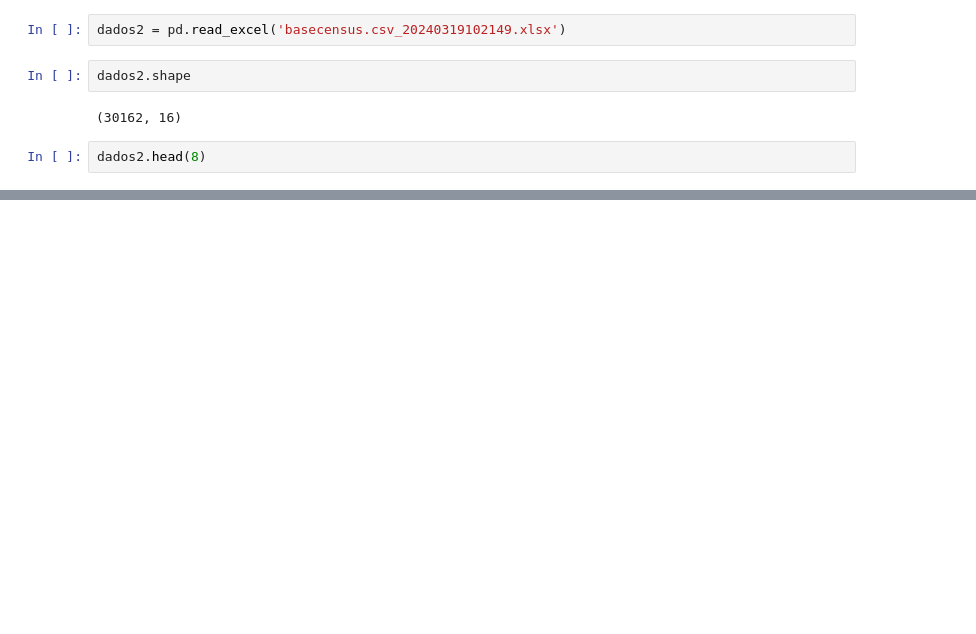
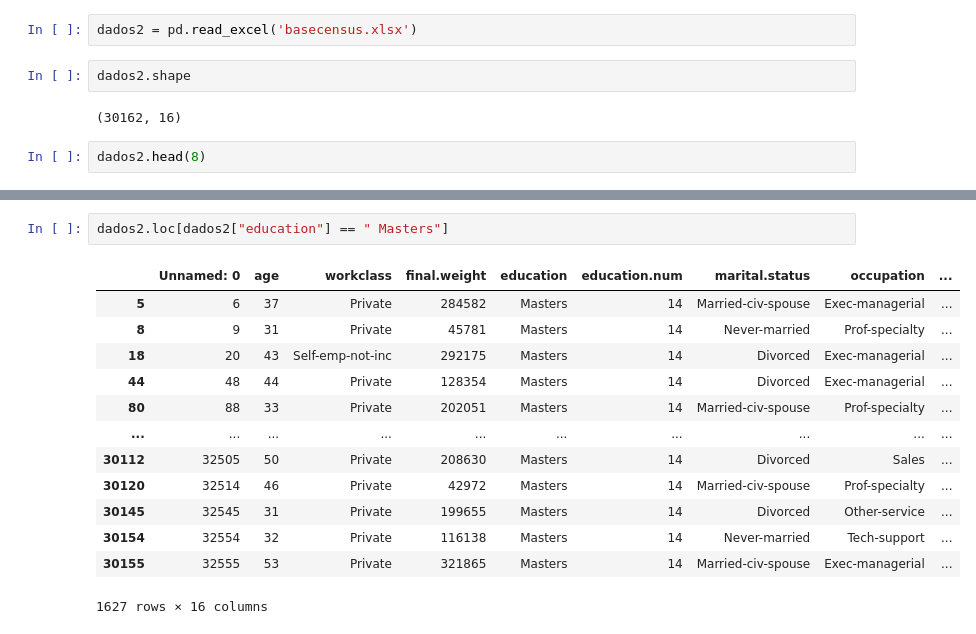
Before and after one commit to NevermindGust/IA_Python_Aulas, a Jupyter notebook: panda.ipynb, the cells around one changed output, grey strips where cells are left out. Cells and saved outputs as stored; diff of their text form; blank space fills up the shorter version.

```diff
--- a/panda.ipynb
+++ b/panda.ipynb
@@ -39,7 +39,7 @@ uploaded.update(files.upload())
 [interactive output not drawn]
 Saving basecensus.csv_20240319102149.xlsx to basecensus.csv_20240319102149.xlsx
 # %%
-dados2 = pd.read_excel('basecensus.csv_20240319102149.xlsx')
+dados2 = pd.read_excel('basecensus.xlsx')
 # %%
 dados2.shape
 # %% [output]
@@ -67,0 +117,16 @@ df1.head()
+# %%
+dados2.loc[dados2["education"] == " Masters"]
+# %% [output]
+|  | Unnamed: 0 | age | workclass | final.weight | education | education.num | marital.status | occupation | ... |
+| 5 | 6 | 37 | Private | 284582 | Masters | 14 | Married-civ-spouse | Exec-managerial | ... |
+| 8 | 9 | 31 | Private | 45781 | Masters | 14 | Never-married | Prof-specialty | ... |
+| 18 | 20 | 43 | Self-emp-not-inc | 292175 | Masters | 14 | Divorced | Exec-managerial | ... |
+| 44 | 48 | 44 | Private | 128354 | Masters | 14 | Divorced | Exec-managerial | ... |
+| 80 | 88 | 33 | Private | 202051 | Masters | 14 | Married-civ-spouse | Prof-specialty | ... |
+| ... | ... | ... | ... | ... | ... | ... | ... | ... | ... |
+| 30112 | 32505 | 50 | Private | 208630 | Masters | 14 | Divorced | Sales | ... |
+| 30120 | 32514 | 46 | Private | 42972 | Masters | 14 | Married-civ-spouse | Prof-specialty | ... |
+| 30145 | 32545 | 31 | Private | 199655 | Masters | 14 | Divorced | Other-service | ... |
+| 30154 | 32554 | 32 | Private | 116138 | Masters | 14 | Never-married | Tech-support | ... |
+| 30155 | 32555 | 53 | Private | 321865 | Masters | 14 | Married-civ-spouse | Exec-managerial | ... |
+1627 rows × 16 columns
```
Also changed, not shown: parts of 9 cells of this notebook.
